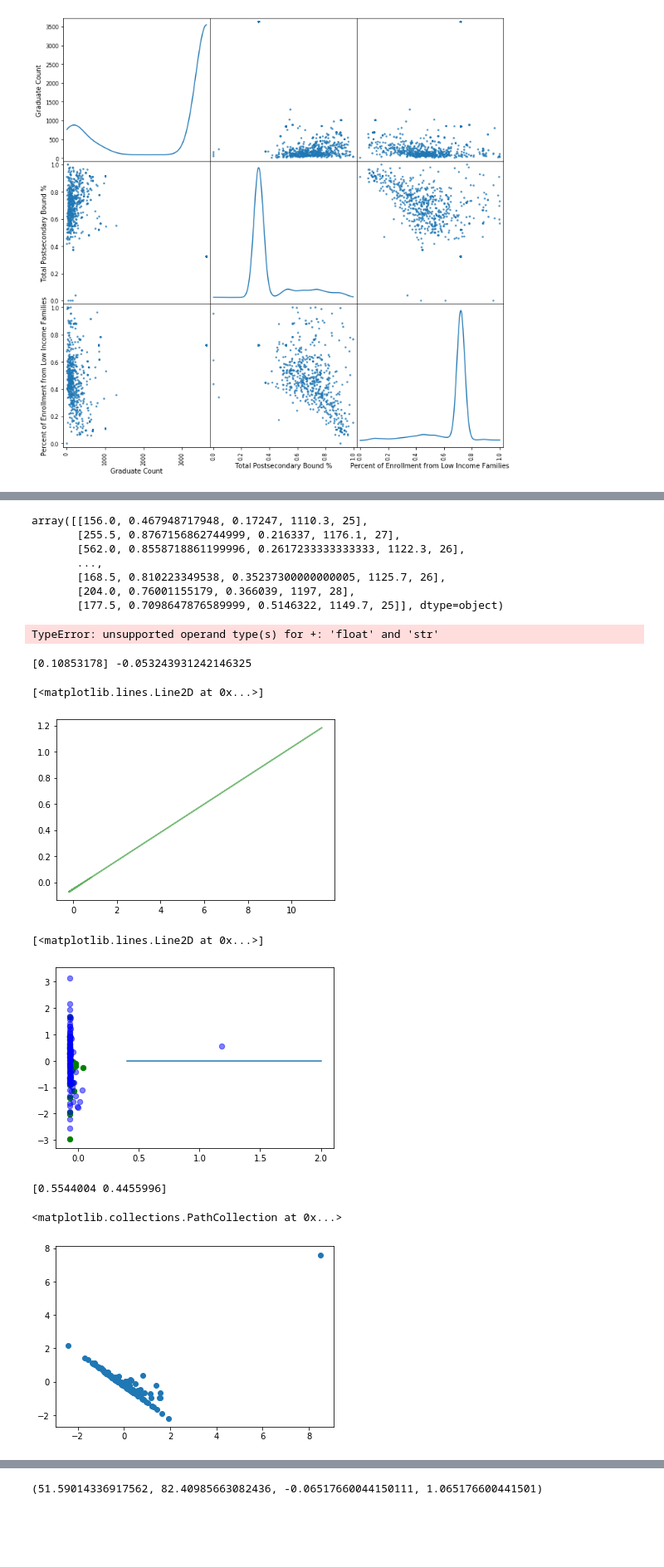
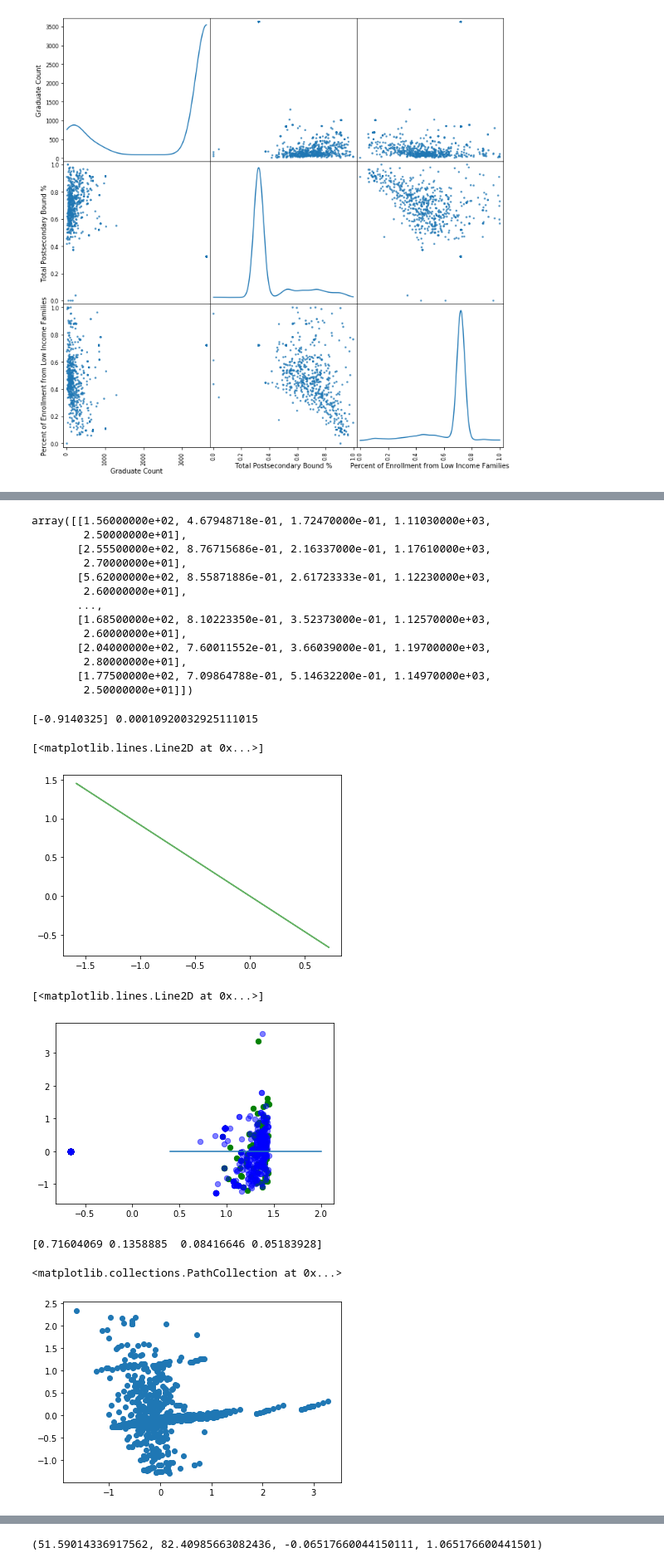
Before and after one commit to agerner19/agerner19.github.io, a Jupyter notebook: Assignments/HW2.ipynb, the cells around one changed output, grey strips where cells are left out. Shown: that part at 83% size. Drawn from its saved outputs; the diff is of its cells as text; code cells hidden in the pictures; blank space fills up the shorter version.

```diff
--- a/Assignments/HW2.ipynb
+++ b/Assignments/HW2.ipynb
@@ -231,6 +231,7 @@ data_no_lea = data_no_lea[data_no_lea['Composite Score Average'] != '*']
 data_no_lea = data_no_lea[data_no_lea['Composite Average'] != '*']
 # %%
 data_no_lea['Composite Score Average'] = data_no_lea['Composite Score Average'].astype(float)
+data_no_lea['Composite Average'] = data_no_lea['Composite Average'].astype(float)
 # %%
 data_no_lea.dtypes
 # %% [output]
@@ -242,7 +243,4 @@ Composite Average                                  object
 dtype: object
-# %%
-data_no_lea = data_no_lea[data_no_lea['Composite Score Average'] != str]
-data_no_lea = data_no_lea[data_no_lea['Composite Average'] != str]
 # %%
 #Instruction7: Carry out the regression, first standardizing our variables. This is strictly not necessary, but we are doing it as we wish to play around with PCA.
 #Since scikit-learn wants a n_sample rows times n_features matrix, we need to reshape the x variable. We store both an _vec variable, which is easier to plot with,
@@ -253,21 +251,25 @@ X_HD=data_no_lea.values
 # %%
 X_HD
 # %% [output]
-array([[156.0, 0.467948717948, 0.17247, 1110.3, 25],
-       [255.5, 0.8767156862744999, 0.216337, 1176.1, 27],
-       [562.0, 0.8558718861199996, 0.2617233333333333, 1122.3, 26],
+array([[1.56000000e+02, 4.67948718e-01, 1.72470000e-01, 1.11030000e+03,
+        2.50000000e+01],
+       [2.55500000e+02, 8.76715686e-01, 2.16337000e-01, 1.17610000e+03,
+        2.70000000e+01],
+       [5.62000000e+02, 8.55871886e-01, 2.61723333e-01, 1.12230000e+03,
+        2.60000000e+01],
        ...,
-       [168.5, 0.810223349538, 0.35237300000000005, 1125.7, 26],
-       [204.0, 0.76001155179, 0.366039, 1197, 28],
-       [177.5, 0.7098647876589999, 0.5146322, 1149.7, 25]], dtype=object)
+       [1.68500000e+02, 8.10223350e-01, 3.52373000e-01, 1.12570000e+03,
+        2.60000000e+01],
+       [2.04000000e+02, 7.60011552e-01, 3.66039000e-01, 1.19700000e+03,
+        2.80000000e+01],
+       [1.77500000e+02, 7.09864788e-01, 5.14632200e-01, 1.14970000e+03,
+        2.50000000e+01]])
 # %%
 X_HDn=(X_HD - X_HD.mean(axis=0))/X_HD.std(axis=0)
 radius_std_vec=X_HDn[:,0]
 radius_std=radius_std_vec.reshape(-1,1)
 texture_std_vec=X_HDn[:,1]
 texture_std=texture_std_vec.reshape(-1,1)
-# %% [output]
-TypeError: unsupported operand type(s) for +: 'float' and 'str'
 # %%
 #Instruction8: Split the data into a training set and a testing set. By default, 25% of the data is reserved for testing.
 
@@ -284,7 +286,7 @@ trains=X_train.reshape(1,-1).flatten()
 tests=X_test.reshape(1,-1).flatten()
 print (clf1.coef_, clf1.intercept_)
 # %% [output]
-[0.10853178] -0.053243931242146325
+[-0.9140325] 0.00010920032925111015
 # %%
 #Instruction10: Plot the scatter against the fit for both training and test data.
 import matplotlib.pyplot as plt
@@ -294,7 +296,7 @@ plt.plot(trains, predicted_train, c='g', alpha=0.5)
 plt.plot(tests, predicted_test, c='g', alpha=0.2)
 # %% [output]
 [<matplotlib.lines.Line2D at 0x...>]
-[figure, old version]
+[figure, new version]
 # %%
 #Instruction11: Look at the residuals, again on both sets.
 
@@ -303,22 +305,22 @@ plt.scatter(predicted_train, predicted_train- y_train, c='b', s=40, alpha=0.5)
 plt.plot([0.4,2],[0,0])
 # %% [output]
 [<matplotlib.lines.Line2D at 0x...>]
-[figure, old version]
+[figure, new version]
 # %%
 #Instruction12: Take the standarddized data and do a 2-D PCA on it.
 #Here we do not seek to accomplish a dimensional reduction, but to understand the variance structure of the data.
 
 from sklearn.decomposition import PCA
-pca = PCA(n_components=2)
+pca = PCA(n_components=4)
 X = pca.fit_transform(X_HDn)
 print (pca.explained_variance_ratio_)
 # %% [output]
-[0.5544004 0.4455996]
+[0.71604069 0.1358885  0.08416646 0.05183928]
 # %%
-plt.scatter(X[:, 0], X[:, 1])
+plt.scatter(X[:, 2], X[:, 3])
 # %% [output]
 <matplotlib.collections.PathCollection at 0x...>
-[figure, old version]
+[figure, new version]
 # %%
 #Instruction13: Reconstruct the original data from only the first component, setting the others to 0.
 
```
Also changed, not shown: parts of 17 cells of this notebook.
